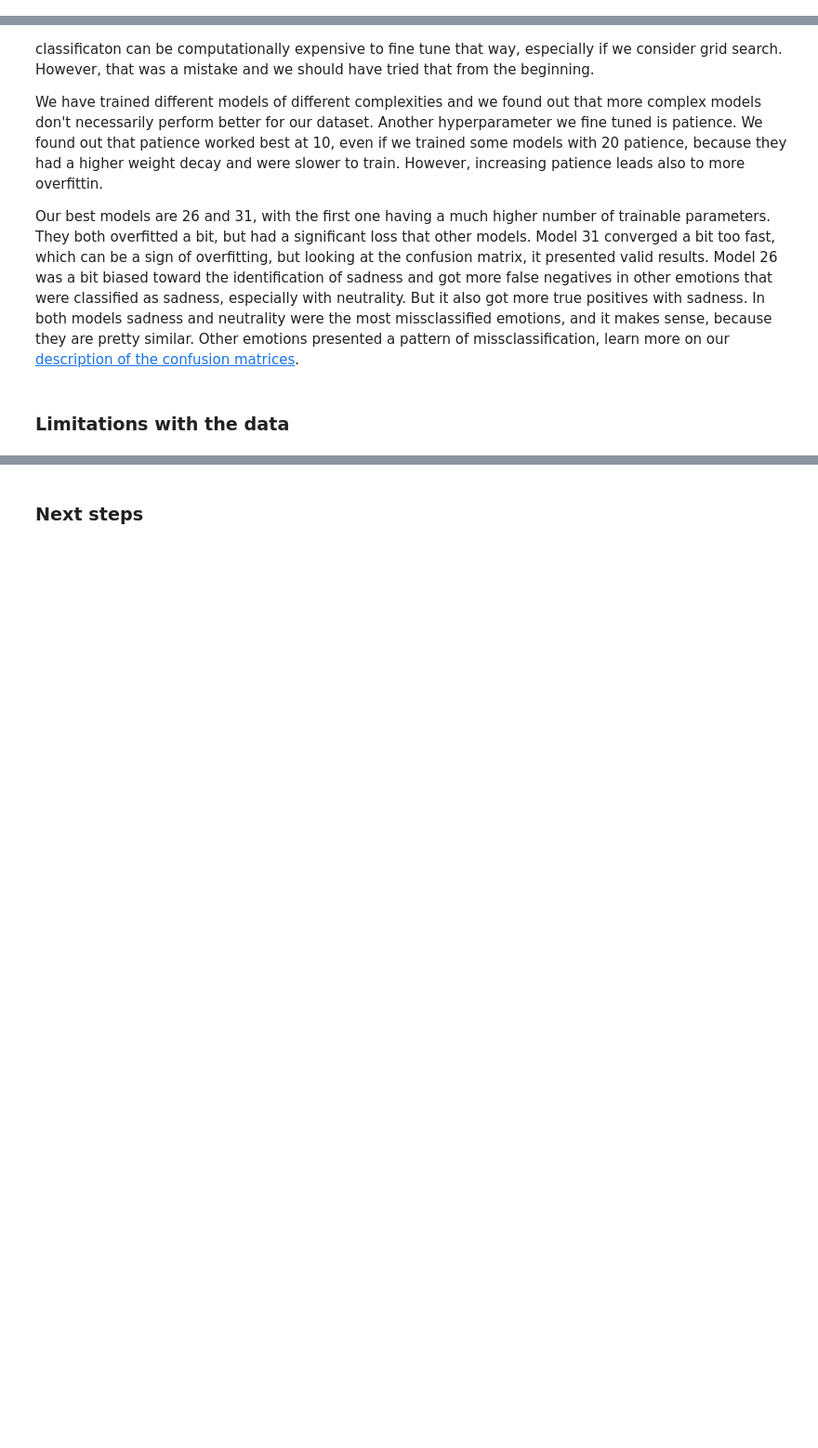
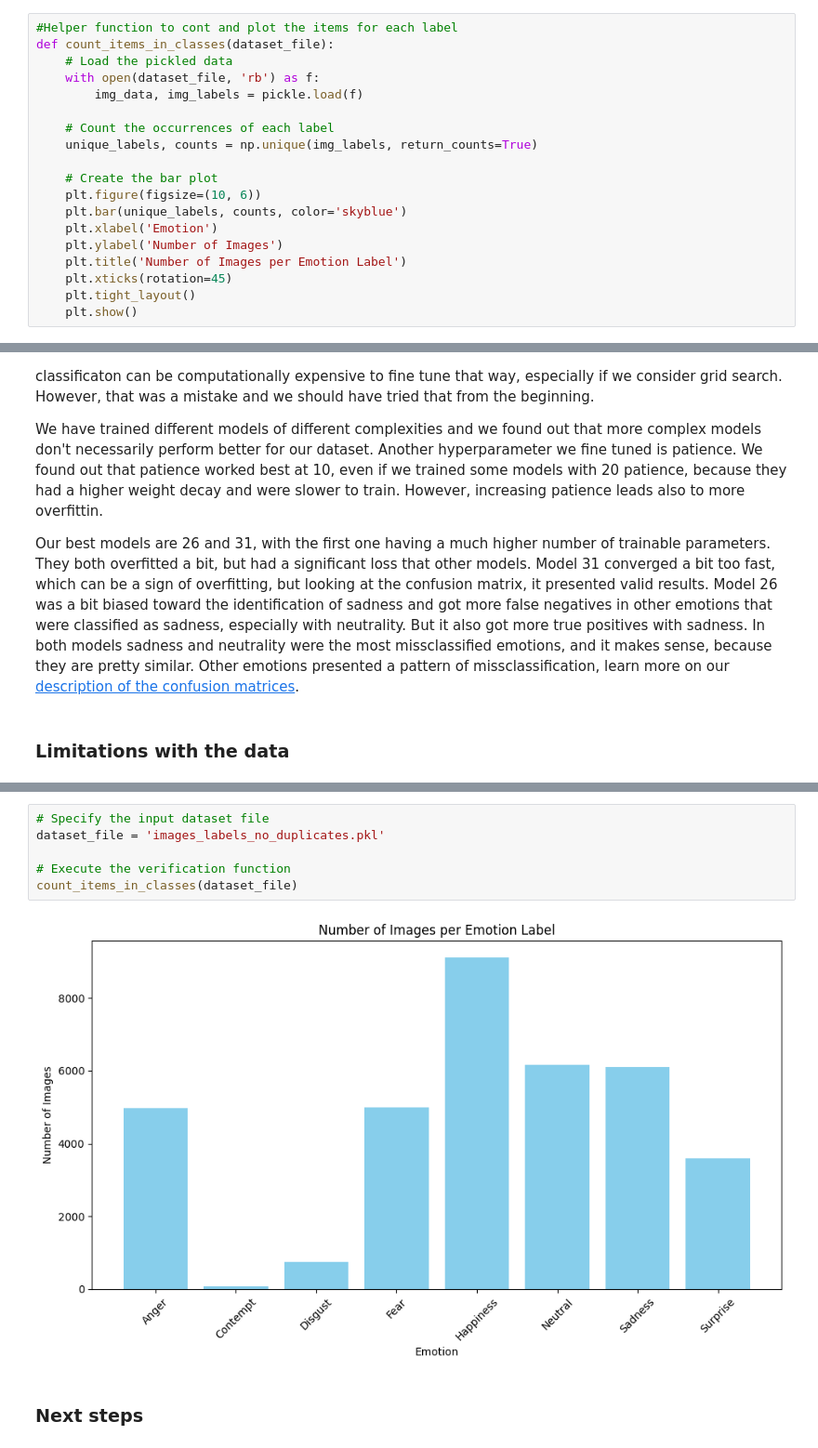
Before and after one commit to GabNoaro/emotion_classification, a Jupyter notebook: Emotion_Recognition_from_Faces_with_CNN_Part_2.ipynb, the cells around one changed output, grey strips where cells are left out. Shown at 93% size. Cells and saved outputs as stored; diff of their text form; blank space fills up the shorter version.

```diff
--- a/Emotion_Recognition_from_Faces_with_CNN_Part_2.ipynb
+++ b/Emotion_Recognition_from_Faces_with_CNN_Part_2.ipynb
@@ -3371,6 +3371,25 @@ def plot_training_validation_test(train_accuracies, val_accuracies, test_accurac
     plt.legend()
     plt.grid(True)
     plt.show()
+# %%
+#Helper function to cont and plot the items for each label
+def count_items_in_classes(dataset_file):
+    # Load the pickled data
+    with open(dataset_file, 'rb') as f:
+        img_data, img_labels = pickle.load(f)
+
+    # Count the occurrences of each label
+    unique_labels, counts = np.unique(img_labels, return_counts=True)
+
+    # Create the bar plot
+    plt.figure(figsize=(10, 6))
+    plt.bar(unique_labels, counts, color='skyblue')
+    plt.xlabel('Emotion')
+    plt.ylabel('Number of Images')
+    plt.title('Number of Images per Emotion Label')
+    plt.xticks(rotation=45)
+    plt.tight_layout()
+    plt.show()
 # %% [markdown]
 ### Train the models
 # %% [markdown]
@@ -6278,3 +6297,11 @@ As future steps we should try adding more images through data augmentation, and
+# %%
+# Specify the input dataset file
+dataset_file = 'images_labels_no_duplicates.pkl'
+
+# Execute the verification function
+count_items_in_classes(dataset_file)
+# %% [output]
+[figure, added]
 # %% [markdown]
 ### Next steps
 # %% [markdown]
```
Also changed, not shown: parts of 2 cells of this notebook.
